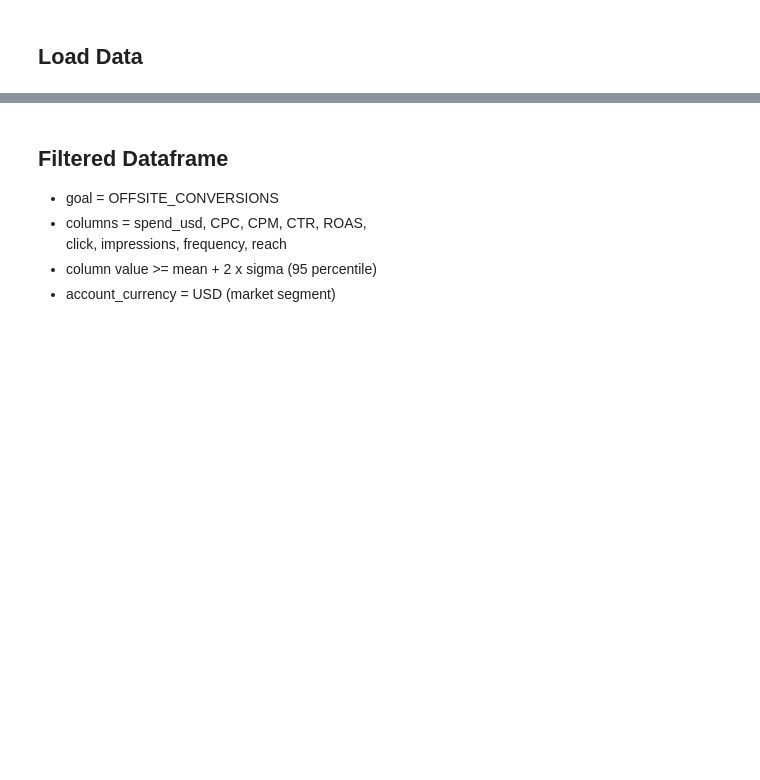
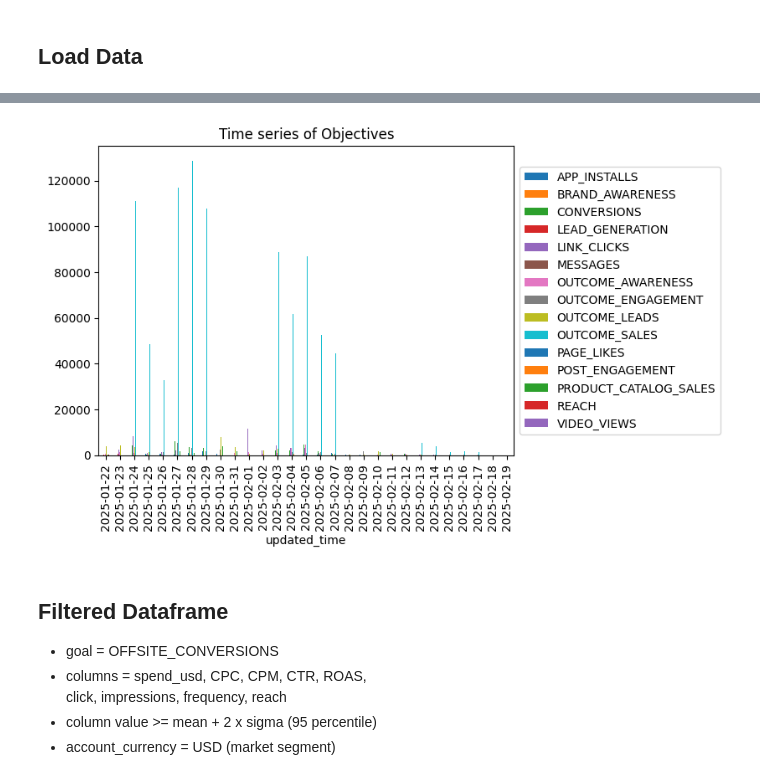
Before and after one commit to waidyanatha/madgicx, a Jupyter notebook: mining/notebooks/budget/evaluation/pycaret_analysis.ipynb, the cells around one changed output, grey strips where cells are left out. Saved outputs shown, nothing was run; the diff lists cells and outputs as text; code cells hidden in the pictures; blank space fills up the shorter version.

```diff
--- a/mining/notebooks/budget/evaluation/pycaret_analysis.ipynb
+++ b/mining/notebooks/budget/evaluation/pycaret_analysis.ipynb
@@ -115,0 +120,6 @@ sdf.groupBy(F.col('goal'), F.col('account_currency')).count()\
+# %%
+ts_df = sdf.groupBy(F.col('updated_time'),F.col('objective')).count()\
+            .orderBy(F.col('updated_time'),F.col('objective'), ascending=True)\
+            .toPandas()
+_d = ts_df.pivot(index='updated_time', columns=['objective'], values='count')
+_d.describe()
@@ -116,3 +136,14 @@ sdf.groupBy(F.col('goal'), F.col('account_currency')).count()\
+# %%
+import matplotlib.pyplot as plt
+
+f = plt.figure()
+plt.title('Time series of Objectives', color='black')
+# _d.plot.bar(stacked=False)
+_d.plot(kind='bar', ax=f.gca())
+plt.legend(loc='center left', bbox_to_anchor=(1.0, 0.5))
+plt.show()
+# %% [output]
+[figure, added]
 # %% [markdown]
 ## Filtered Dataframe
 * goal = OFFSITE_CONVERSIONS
```
Also changed, not shown: parts of 12 cells of this notebook, 2 other files.
